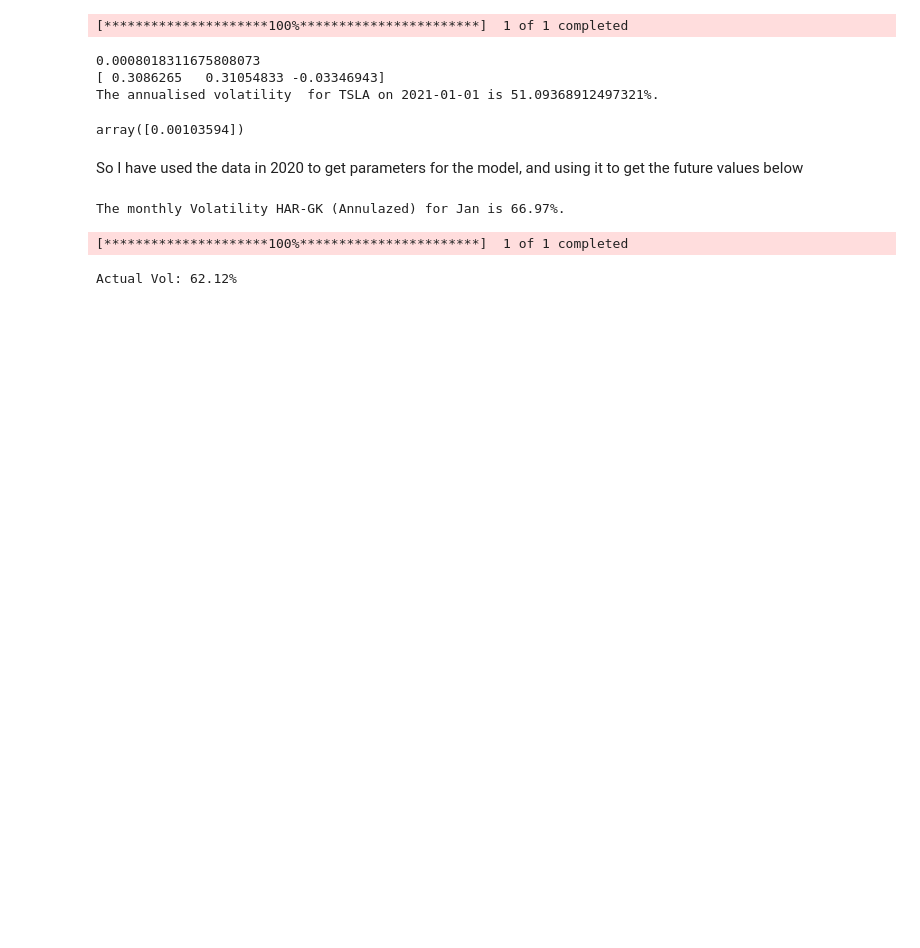
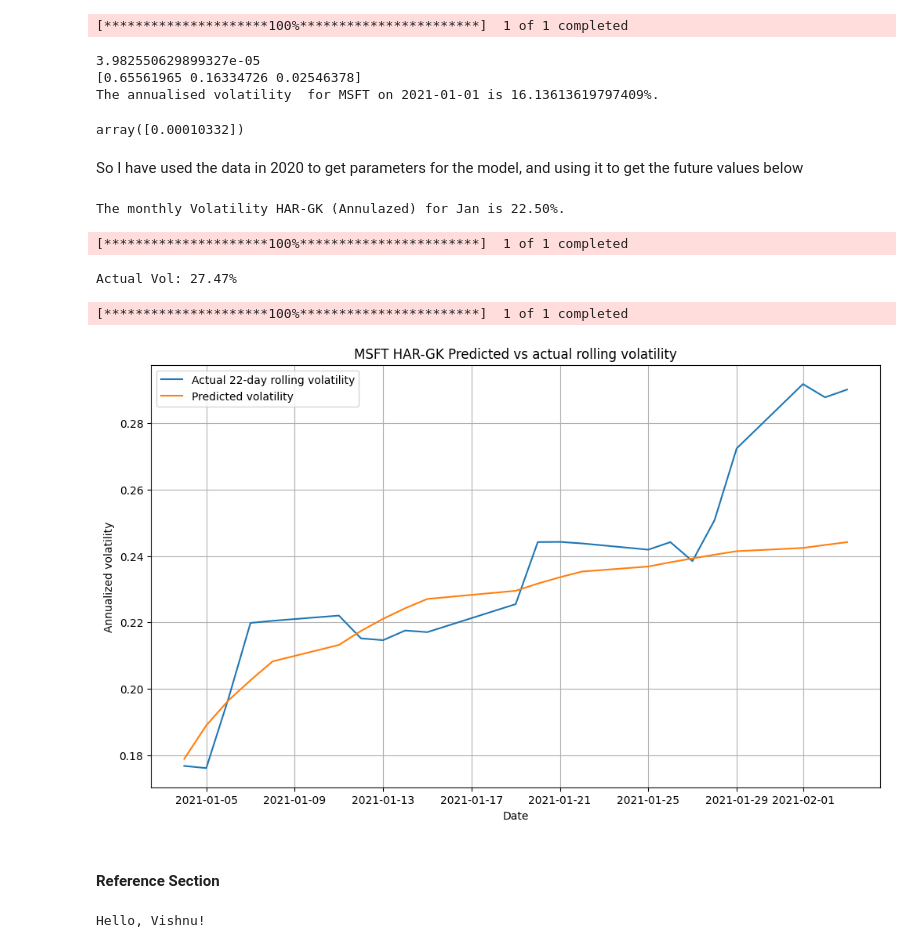
Before and after one commit to abkis/erdos-2026-volatility-models, a Jupyter notebook: HAR Model.ipynb, the cells around one changed output. Cells and saved outputs as stored; diff of their text form; code cells hidden in the pictures; blank space fills up the shorter version.

```diff
--- a/HAR Model.ipynb
+++ b/HAR Model.ipynb
@@ -29,8 +32,14 @@ $RV_{t-1}^w$ and $RV_{t-1}^m$ are the average daily valatility over the last wee
 
 The below is a basic implementation where we have calculated the $RV$ using 5 min data from 5 min data over the last 60 days.
 # %%
-ticker = 'TSLA'
-stock_data = yf.download(ticker, start = '2026-04-25', end ='2026-06-22', interval = "5m")
+ticker = 'MSFT'
+
+start_date = '2019-01-01'
+end_date = '2021-01-01'
+end_date_test = '2021-02-15'
+
+## Running HAR Models for the last 60 days (as granular data is only available for this time frame)
+stock_data = yf.download(ticker, start = '2026-05-03', end ='2026-06-29', interval = "5m")
 log_returns = np.log(stock_data[("Close", ticker)]).diff()
 daily_RV = log_returns.groupby(log_returns.index.date).apply(lambda x:(x**2).sum())
 
@@ -86,7 +94,7 @@ Below have computed HAR-GK,
 ### Not enough Data so using Open High Low and Close to predict daily RV
 ## Garman-Klass
 
-start_date = '2020-01-01'
+start_date = '2019-01-01'
 end_date = '2021-01-01'
 end_date_test = '2021-02-15'
 
@@ -124,10 +132,10 @@ print(f"The annualised volatility  for {ticker} on {end_date} is {vol*100}%."  )
 model.predict(X.iloc[[-1]])
 # %% [output]
 [*********************100%***********************]  1 of 1 completed
-0.0008018311675808073
-[ 0.3086265   0.31054833 -0.03346943]
-The annualised volatility  for TSLA on 2021-01-01 is 51.09368912497321%.
+3.982550629899327e-05
+[0.65561965 0.16334726 0.02546378]
+The annualised volatility  for MSFT on 2021-01-01 is 16.13613619797409%.
-array([0.00103594])
+array([0.00010332])
 # %% [markdown]
 So I have used the data in 2020 to get parameters for the model, and using it to get the future values below
 # %%
@@ -156,7 +164,7 @@ monthly_vol = np.sqrt(np.sum(future) * 252 / 22)
 
 print(f"The monthly Volatility HAR-GK (Annulazed) for Jan is {monthly_vol:0.2%}.")
 # %% [output]
-The monthly Volatility HAR-GK (Annulazed) for Jan is 66.97%.
+The monthly Volatility HAR-GK (Annulazed) for Jan is 22.50%.
 # %%
 ## Actual Volatility computation
 
@@ -168,6 +176,39 @@ act_vol= np.std(log_returns)*np.sqrt(252)
 print(f"Actual Vol: {act_vol:0.2%}")
 # %% [output]
 [*********************100%***********************]  1 of 1 completed
-Actual Vol: 62.12%
+Actual Vol: 27.47%
 # %%
 ## Shall try to plot volatility or something (Not sure in this context what to plot)
+future_pred_vol = np.sqrt(np.array(future)*252)
+end_date_1 = '2020-12-01'
+#Rolling volatility for each day(22 days) over the last 22 days
+
+prices = yf.download(
+    ticker,
+    start=end_date_1,
+    end=end_date_test
+)[("Close", ticker)]
+
+returns = prices.pct_change()
+
+rolling_vol = returns.rolling(22).std() * np.sqrt(252)
+
+rolling_vol = rolling_vol.loc[close.index]
+
+plt.figure(figsize=(12,7))
+
+plt.plot(close.index, rolling_vol, label="Actual 22-day rolling volatility")
+plt.plot(close.index, future_pred_vol, label="Predicted volatility")
+
+plt.title(f"{ticker} HAR-GK Predicted vs actual rolling volatility")
+plt.xlabel("Date")
+plt.ylabel("Annualized volatility")
+plt.legend()
+plt.grid(True)
+
+plt.show()
+# %% [output]
+[*********************100%***********************]  1 of 1 completed
+[figure, added]
+# %% [markdown]
+#### Reference Section
@@ -173,0 +221,5 @@ Actual Vol: 62.12%
+# %%
+self1=Vishnu("Vishnu")
+self1.print()
+# %% [output]
+Hello, Vishnu!
```
Also changed, not shown: parts of 7 cells of this notebook, 3 other files.
